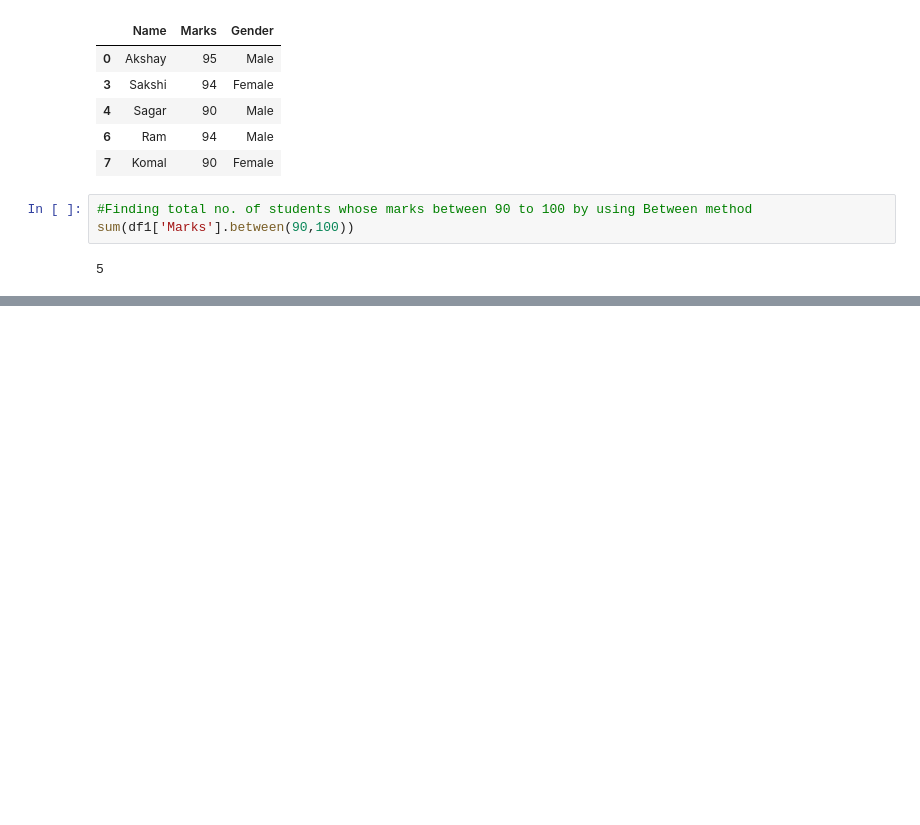
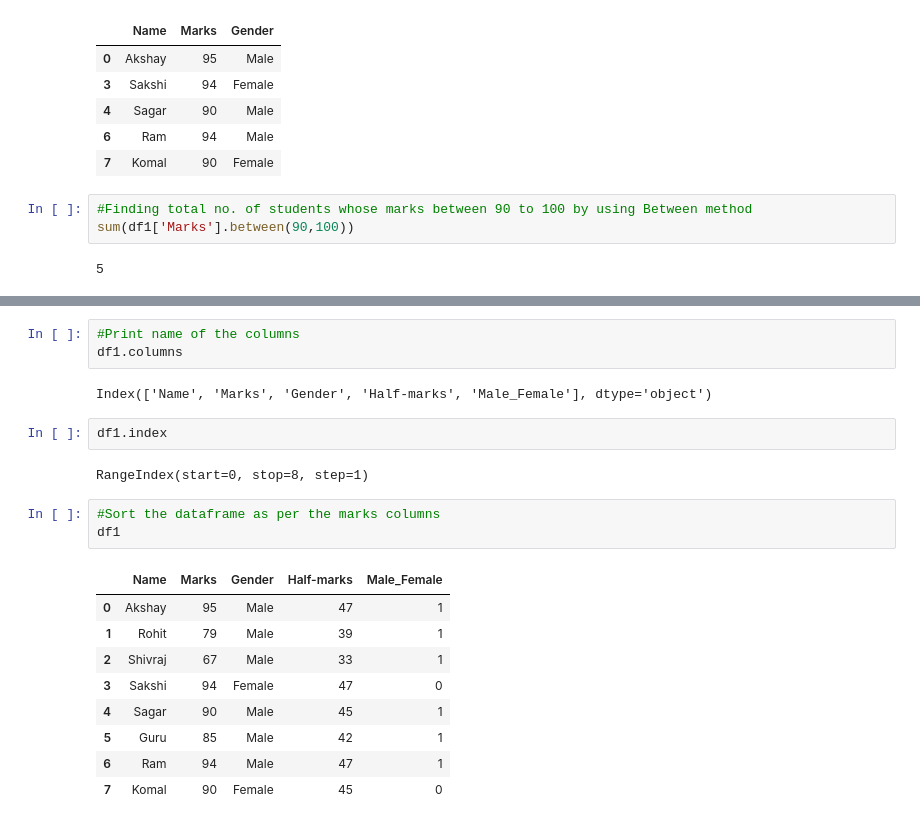
Before and after one commit to AkshayDev21/Data-Analysis-Projects, a Jupyter notebook: Basic Concepts using Pandas.ipynb, the cells around one changed output, grey strips where cells are left out. Cells and saved outputs as stored; diff of their text form; blank space fills up the shorter version.

```diff
--- a/Basic Concepts using Pandas.ipynb
+++ b/Basic Concepts using Pandas.ipynb
@@ -128,0 +240,22 @@ sum(df1['Marks'].between(90,100))
+# %%
+#Print name of the columns
+df1.columns
+# %% [output]
+Index(['Name', 'Marks', 'Gender', 'Half-marks', 'Male_Female'], dtype='object')
+# %%
+df1.index
+# %% [output]
+RangeIndex(start=0, stop=8, step=1)
+# %%
+#Sort the dataframe as per the marks columns
+df1
+# %% [output]
+|  | Name | Marks | Gender | Half-marks | Male_Female |
+| 0 | Akshay | 95 | Male | 47 | 1 |
+| 1 | Rohit | 79 | Male | 39 | 1 |
+| 2 | Shivraj | 67 | Male | 33 | 1 |
+| 3 | Sakshi | 94 | Female | 47 | 0 |
+| 4 | Sagar | 90 | Male | 45 | 1 |
+| 5 | Guru | 85 | Male | 42 | 1 |
+| 6 | Ram | 94 | Male | 47 | 1 |
+| 7 | Komal | 90 | Female | 45 | 0 |
```
Also changed, not shown: parts of 16 cells of this notebook.
